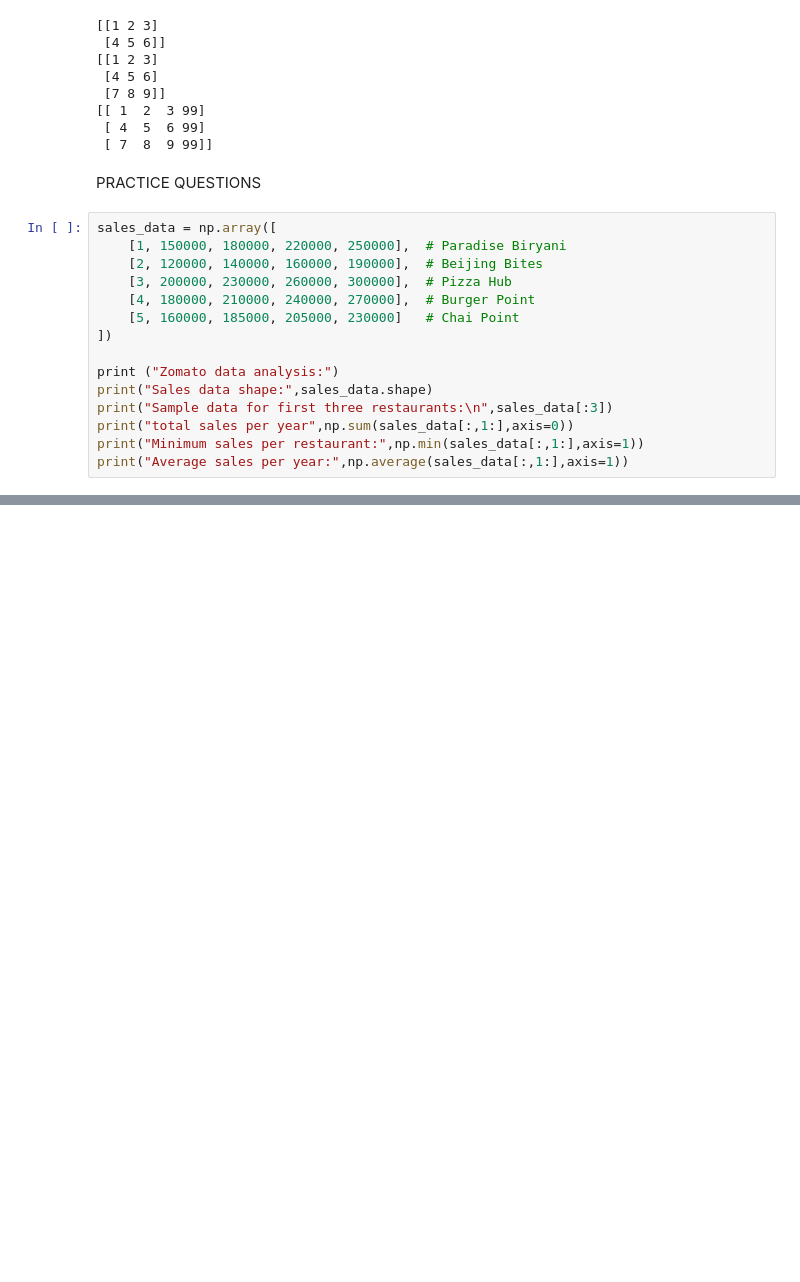
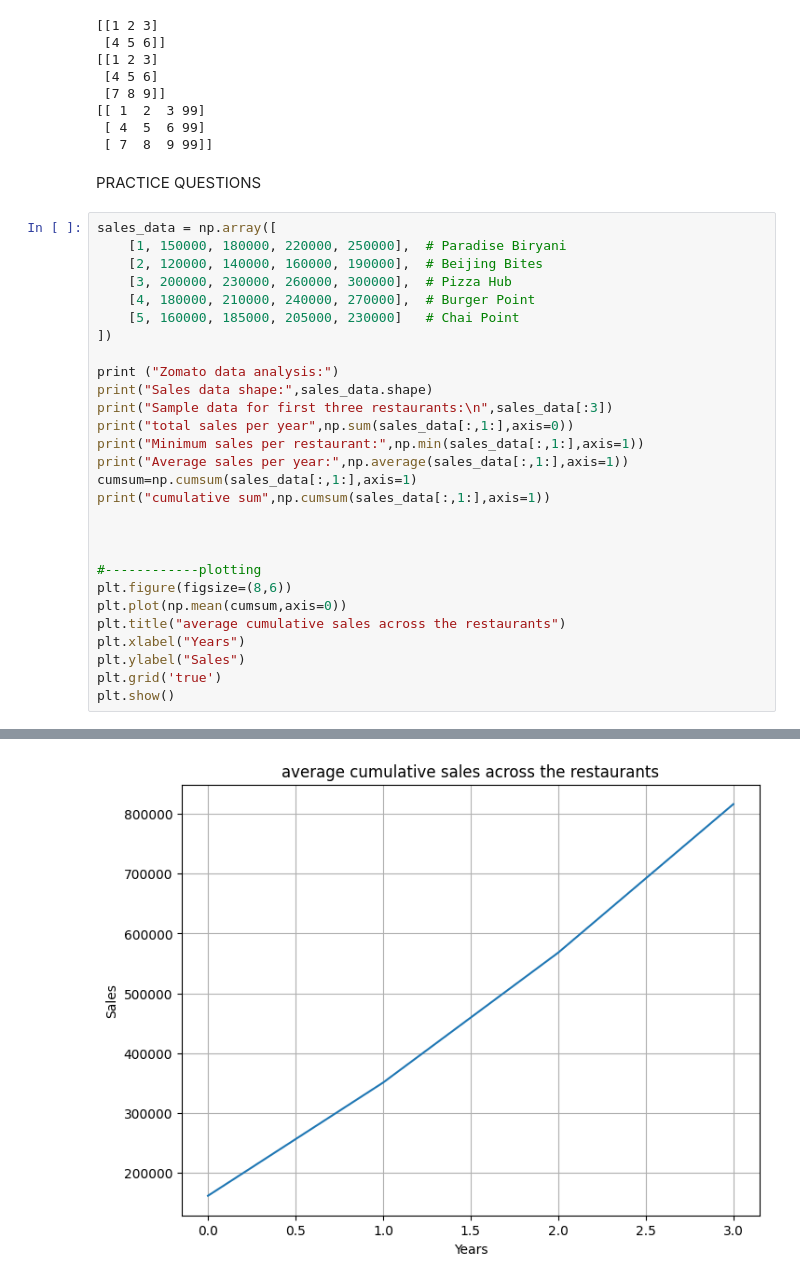
Before and after one commit to navyaanejathegreat/py_libraries, a Jupyter notebook: numpy.ipynb, the cells around one changed output, grey strips where cells are left out. Cells and saved outputs as stored; diff of their text form; blank space fills up the shorter version.

```diff
--- a/numpy.ipynb
+++ b/numpy.ipynb
@@ -276,6 +276,19 @@ print("Sample data for first three restaurants:\n",sales_data[:3])
 print("total sales per year",np.sum(sales_data[:,1:],axis=0))
 print("Minimum sales per restaurant:",np.min(sales_data[:,1:],axis=1))
 print("Average sales per year:",np.average(sales_data[:,1:],axis=1))
+cumsum=np.cumsum(sales_data[:,1:],axis=1)
+print("cumulative sum",np.cumsum(sales_data[:,1:],axis=1))
+
+
+
+#------------plotting
+plt.figure(figsize=(8,6))
+plt.plot(np.mean(cumsum,axis=0))
+plt.title("average cumulative sales across the restaurants")
+plt.xlabel("Years")
+plt.ylabel("Sales")
+plt.grid('true')
+plt.show()
 # %% [output]
 Zomato data analysis:
 Sales data shape: (5, 5)
@@ -288,0 +307 @@ Average sales per year: [200000. 152500. 247500. 225000. 195000.]
+[figure, added]
```
Also changed, not shown: parts of 2 cells of this notebook, 1 other file.
